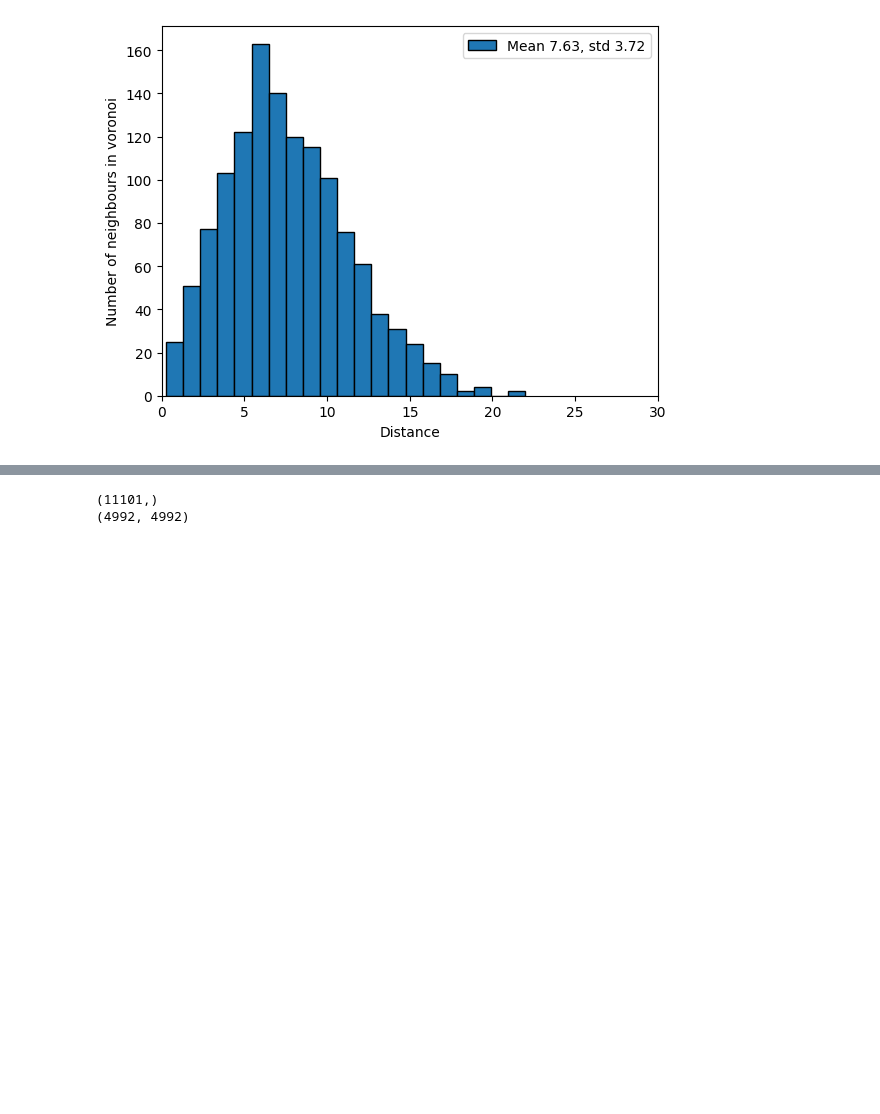
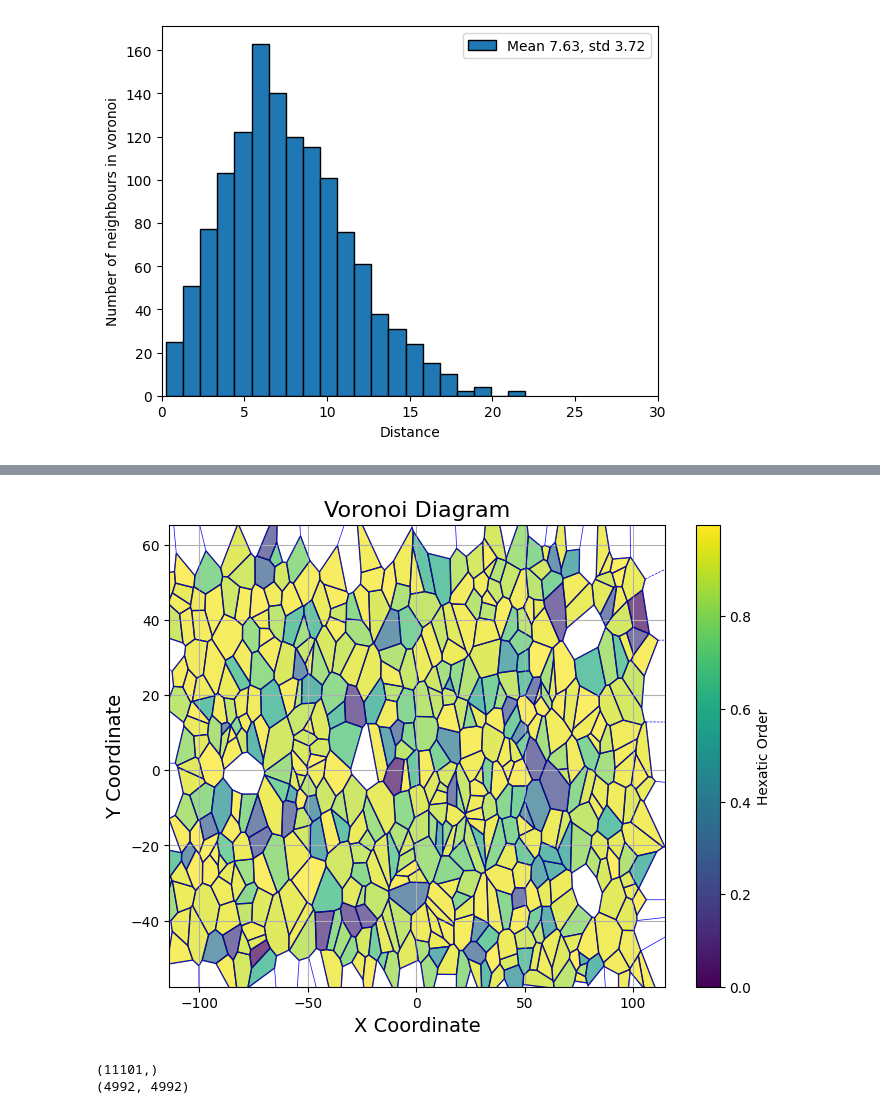
Before and after one commit to maria0026/solution_pipes_patterns, a Jupyter notebook: results.ipynb, the cells around one changed output, grey strips where cells are left out. Saved outputs shown, nothing was run; the diff lists cells and outputs as text; code cells hidden in the pictures; blank space fills up the shorter version.

```diff
--- a/results.ipynb
+++ b/results.ipynb
@@ -88,3 +126,7 @@ voronoi_plotter_random.hexatic_order(order_random)
+# %%
+voronoi_plotter_random.hexatic_order(order_random, x_lim_min=x_min, x_lim_max=x_max, y_lim_min=y_min, y_lim_max=y_max)
+# %% [output]
+[figure, added]
 # %%
 r_values = np.linspace(1, 200, 150)  # Distances for K(r)
 area = 200 * 200
```
Also changed, not shown: parts of 10 cells of this notebook, 2 other files.
